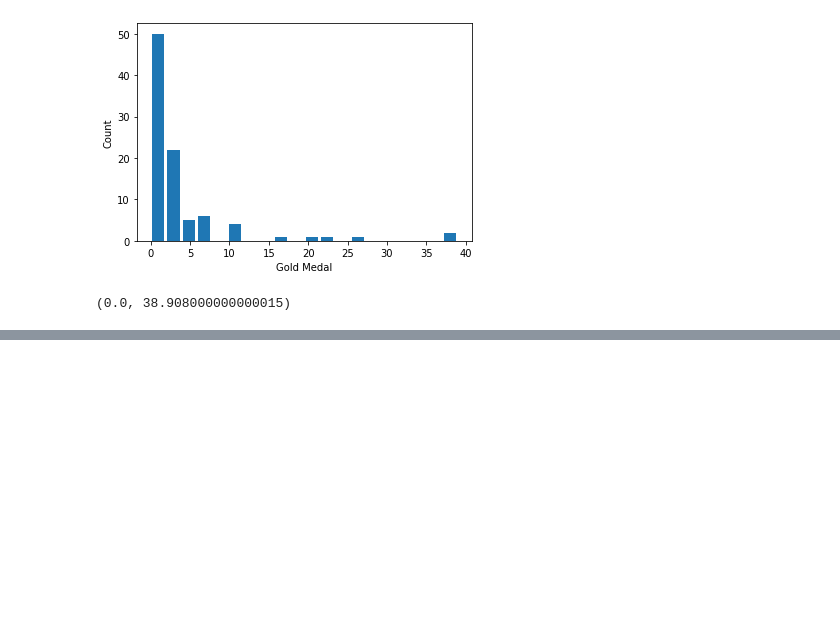
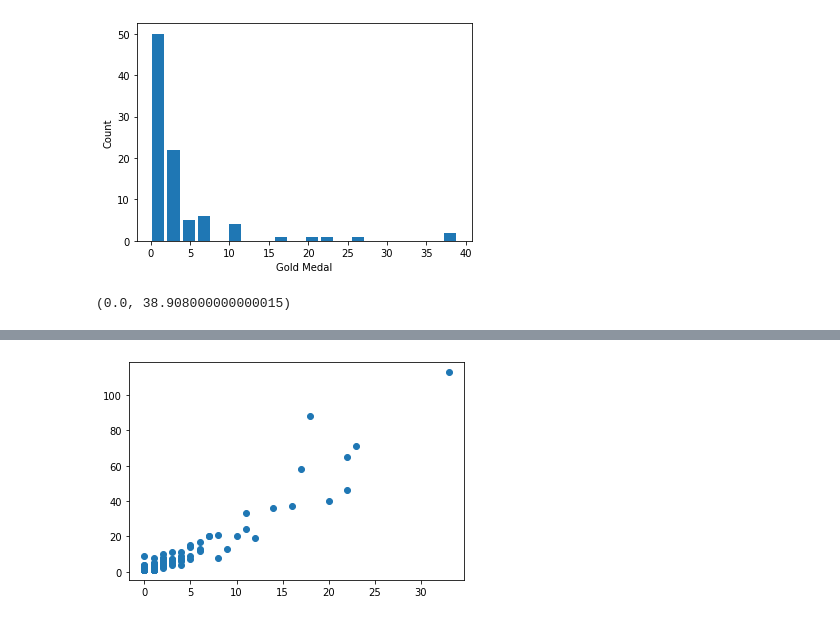
Before and after one commit to mrigankoml/MLAP_Term-IV, a Jupyter notebook: Group_6_Assignment/MLAP_Group6_Assignment.ipynb, the cells around one changed output, grey strips where cells are left out. Drawn from its saved outputs; the diff is of its cells as text; code cells hidden in the pictures; blank space fills up the shorter version.

```diff
--- a/Group_6_Assignment/MLAP_Group6_Assignment.ipynb
+++ b/Group_6_Assignment/MLAP_Group6_Assignment.ipynb
@@ -169,3 +169,6 @@ lower_limit, upper_limit = df['Gold Medal'].quantile([0.001,0.999])
 lower_limit, upper_limit
 # %% [output]
 (0.0, 38.908000000000015)
+# %%
+df.set_index('Rank By Total', inplace=True)
+df
@@ -171,0 +281,4 @@ lower_limit, upper_limit
+# %%
+plt.scatter(df['Bronze Medal'],df['Total']);
+# %% [output]
+[figure, added]
```
Also changed, not shown: parts of 12 cells of this notebook.
